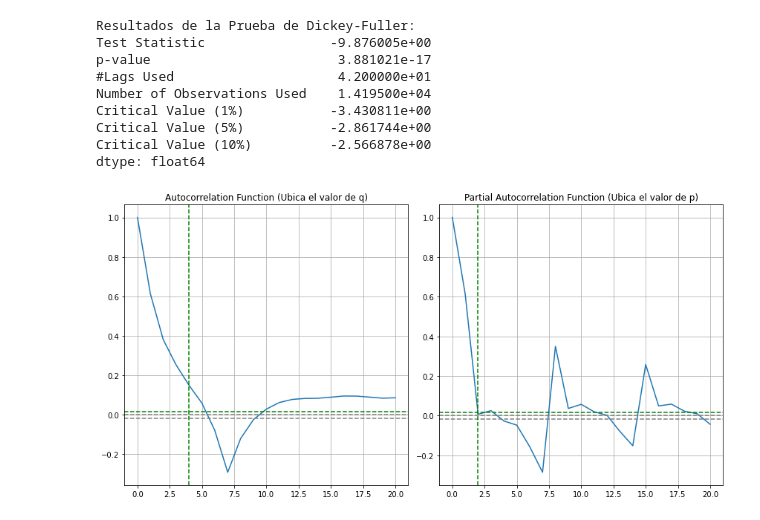
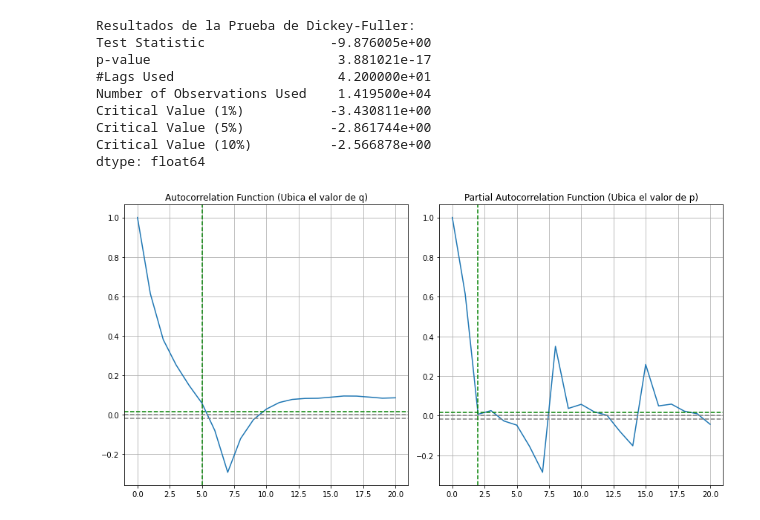
Before and after one commit to FerminDelgadoR/FisicaComputacional1, a Jupyter notebook: Evaluacion/Evaluacion.ipynb, the cells around one changed output. Cells and saved outputs as stored; diff of their text form; code cells hidden in the pictures.

```diff
--- a/Evaluacion/Evaluacion.ipynb
+++ b/Evaluacion/Evaluacion.ipynb
@@ -286,35 +284,35 @@ dtype: float64
 lag_acf = acf(ts_test_log_diff, nlags=20)
 lag_pacf = pacf(ts_test_log_diff, nlags=20, method = 'ols')
 
 # Tamaño de las gráficas
 plt.rcParams["figure.figsize"] = (12,6)
 
 # Gráfica de ACF (Autocorrelation Function)
 plt.subplot(121)
 plt.plot(lag_acf)
 plt.axhline(y=0, linestyle='--', color='gray')
 plt.axhline(y=-1.96/np.sqrt(len(ts_test_log_diff)), linestyle='--', color='gray')
 plt.axhline(y=1.96/np.sqrt(len(ts_test_log_diff)), linestyle='--', color='green')
 # Graficamos unas líneas verticales como referencias
 #plt.axvline(x=3, linestyle='--', color='green')
-plt.axvline(x=4, linestyle='--', color='green')
+plt.axvline(x=5, linestyle='--', color='green')
 plt.grid()
 plt.title('Autocorrelation Function (Ubica el valor de q)')
 
 # Gráfica de PACF (Partial Autocorrelation Function)
 plt.subplot(122)
 plt.plot(lag_pacf)
 plt.axhline(y=0, linestyle='--', color='gray')
 plt.axhline(y=-1.96/np.sqrt(len(ts_test_log_diff)), linestyle='--', color='gray')
 plt.axhline(y=1.96/np.sqrt(len(ts_test_log_diff)), linestyle='--', color='green')
 # Graficamos unas líneas verticales como referencias
 plt.axvline(x=2, linestyle='--', color='green')
 plt.grid()
 plt.title('Partial Autocorrelation Function (Ubica el valor de p)')
 
 plt.tight_layout()
 # %% [output]
-[figure, old version]
+[figure, new version]
 # %%
 # Modelo AR(p): (p,d,q) = (2,1,0)
 model = ARIMA(ts_test_log, order=(2,1,0), missing='drop')
```
Also changed, not shown: parts of 11 cells of this notebook.
